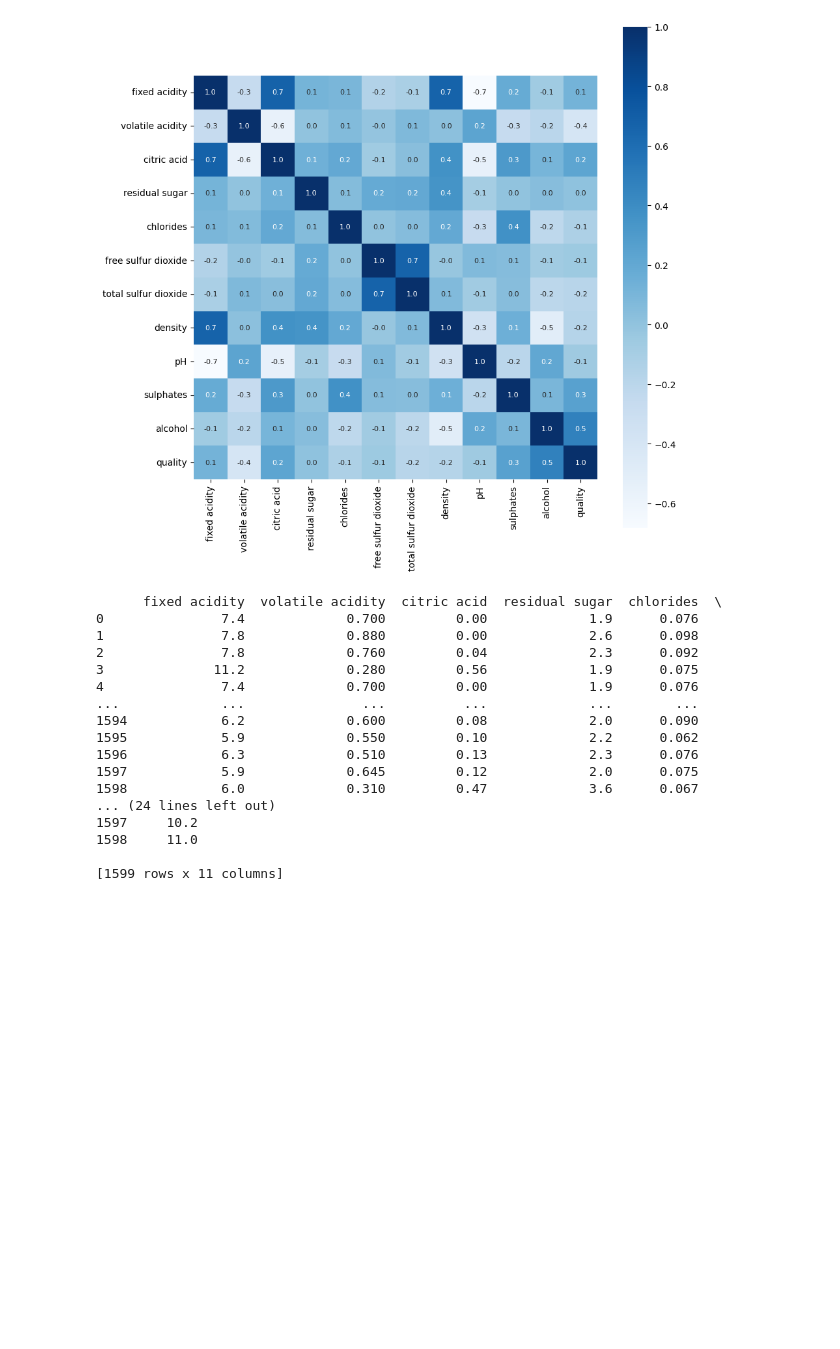
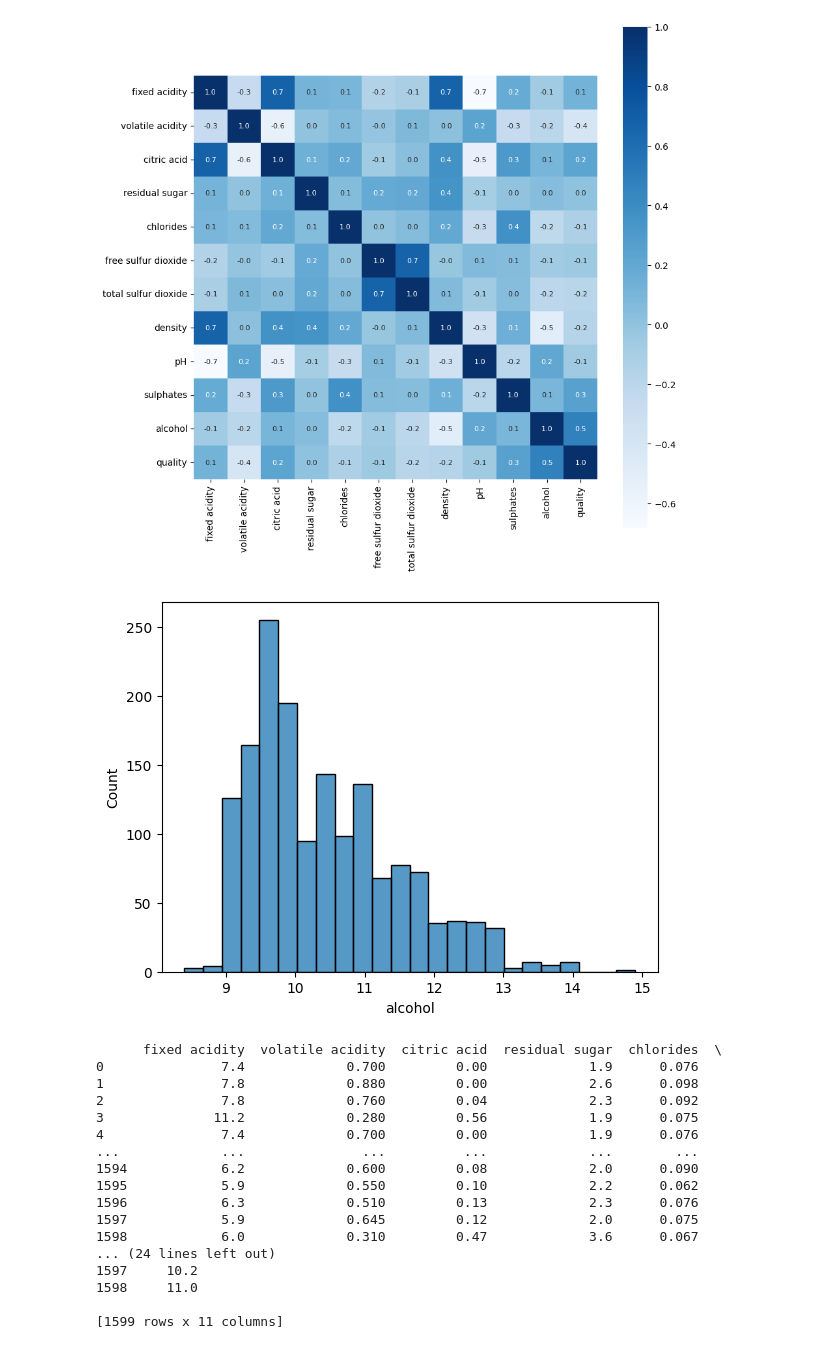
Before and after one commit to mburnside999/mb-lightning-out, a Jupyter notebook: Wines.ipynb, the cells around one changed output. Drawn from its saved outputs; the diff is of its cells as text; code cells hidden in the pictures; blank space fills up the shorter version.

```diff
--- a/Wines.ipynb
+++ b/Wines.ipynb
@@ -81,6 +120,10 @@ sns.heatmap(correlation, cbar=True, square=True, fmt = '.1f', annot = True, anno
 # %%
 # separate the data and Label
 X = wine_dataset.drop('quality', axis=1)
+# %%
+sns.histplot(wine_dataset['alcohol']);
+# %% [output]
+[figure, added]
 # %%
 print(X)
 # %% [output]
```
Also changed, not shown: parts of 15 cells of this notebook, 9 other files.
